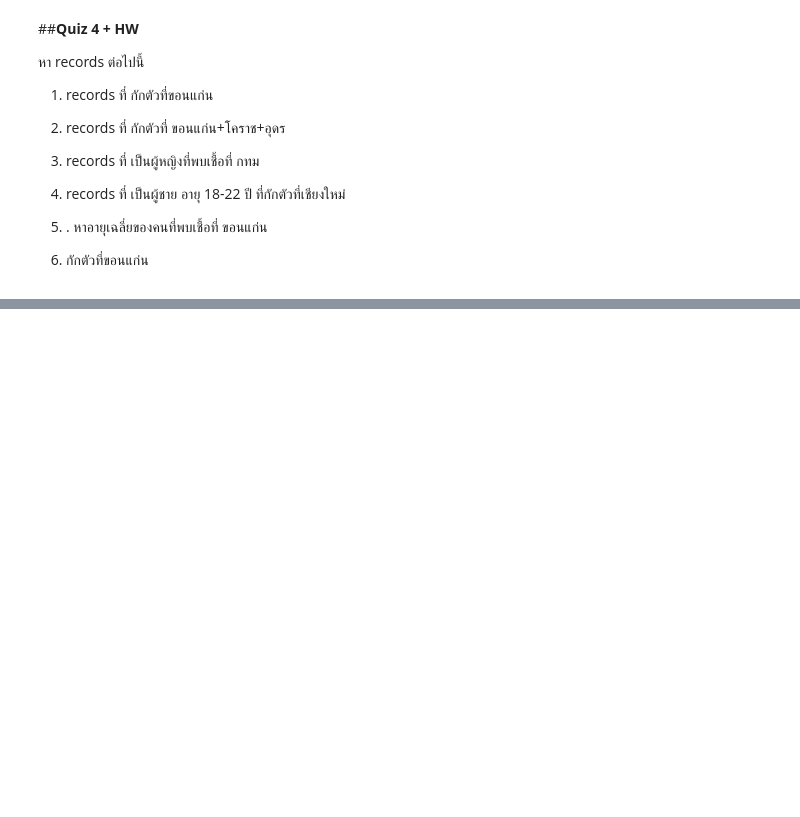
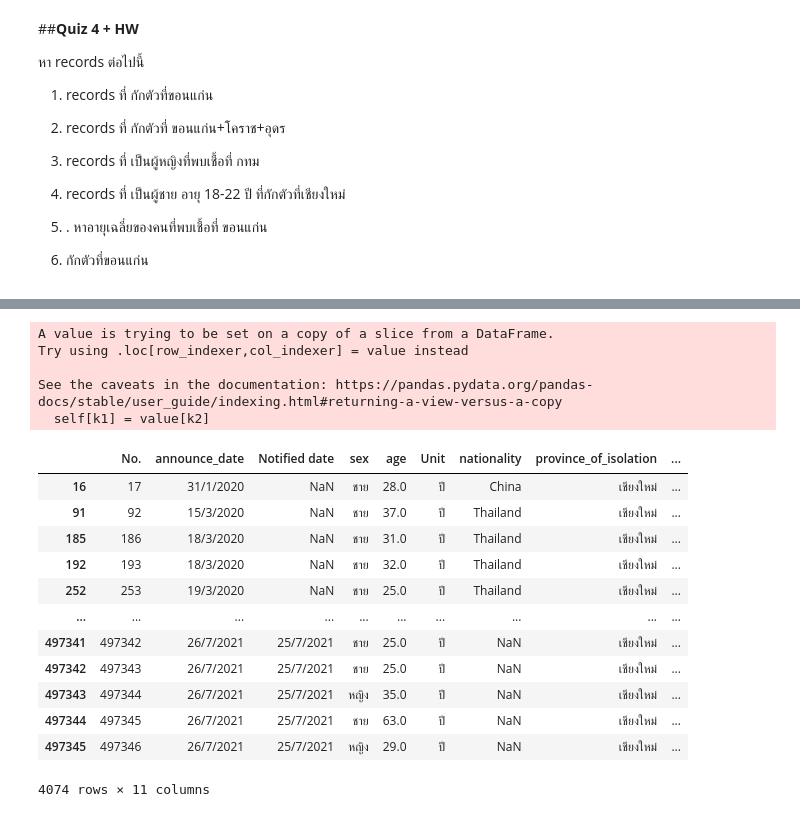
Before and after one commit to nualpair/DWDM21, a Jupyter notebook: Data_Preprocessing_(Chapter3).ipynb, the cells around one changed output, grey strips where cells are left out. Saved outputs shown, nothing was run; the diff lists cells and outputs as text; code cells hidden in the pictures; blank space fills up the shorter version.

```diff
--- a/Data_Preprocessing_(Chapter3).ipynb
+++ b/Data_Preprocessing_(Chapter3).ipynb
@@ -736,0 +744,33 @@ dtype: float64
+# %%
+#เติมค่า mean แทน missing ของ เชียงใหม่
+# หาค่า mean ของเชียงใหม่
+CM_cases = data_cases2['province_of_onset'] == 'เชียงใหม่'
+CM_mean = data_cases2[CM_cases]['age'].mean()
+
+# เลือกมาเฉพาะ data เชียงใหม่
+data_CM = data_cases2[CM_cases]
+
+# เติมค่า mean แทน missing
+data_CM[['age']] = data_CM[['age']].fillna(CM_mean)
+# %% [output]
+A value is trying to be set on a copy of a slice from a DataFrame.
+Try using .loc[row_indexer,col_indexer] = value instead
+
+See the caveats in the documentation: https://pandas.pydata.org/pandas-docs/stable/user_guide/indexing.html#returning-a-view-versus-a-copy
+  self[k1] = value[k2]
+# %%
+data_CM
+# %% [output]
+|  | No. | announce_date | Notified date | sex | age | Unit | nationality | province_of_isolation | ... |
+| 16 | 17 | 31/1/2020 | NaN | ชาย | 28.0 | ปี | China | เชียงใหม่ | ... |
+| 91 | 92 | 15/3/2020 | NaN | ชาย | 37.0 | ปี | Thailand | เชียงใหม่ | ... |
+| 185 | 186 | 18/3/2020 | NaN | ชาย | 31.0 | ปี | Thailand | เชียงใหม่ | ... |
+| 192 | 193 | 18/3/2020 | NaN | ชาย | 32.0 | ปี | Thailand | เชียงใหม่ | ... |
+| 252 | 253 | 19/3/2020 | NaN | ชาย | 25.0 | ปี | Thailand | เชียงใหม่ | ... |
+| ... | ... | ... | ... | ... | ... | ... | ... | ... | ... |
+| 497341 | 497342 | 26/7/2021 | 25/7/2021 | ชาย | 25.0 | ปี | NaN | เชียงใหม่ | ... |
+| 497342 | 497343 | 26/7/2021 | 25/7/2021 | ชาย | 25.0 | ปี | NaN | เชียงใหม่ | ... |
+| 497343 | 497344 | 26/7/2021 | 25/7/2021 | หญิง | 35.0 | ปี | NaN | เชียงใหม่ | ... |
+| 497344 | 497345 | 26/7/2021 | 25/7/2021 | ชาย | 63.0 | ปี | NaN | เชียงใหม่ | ... |
+| 497345 | 497346 | 26/7/2021 | 25/7/2021 | หญิง | 29.0 | ปี | NaN | เชียงใหม่ | ... |
+4074 rows × 11 columns
```
Also changed, not shown: parts of 55 cells of this notebook.
